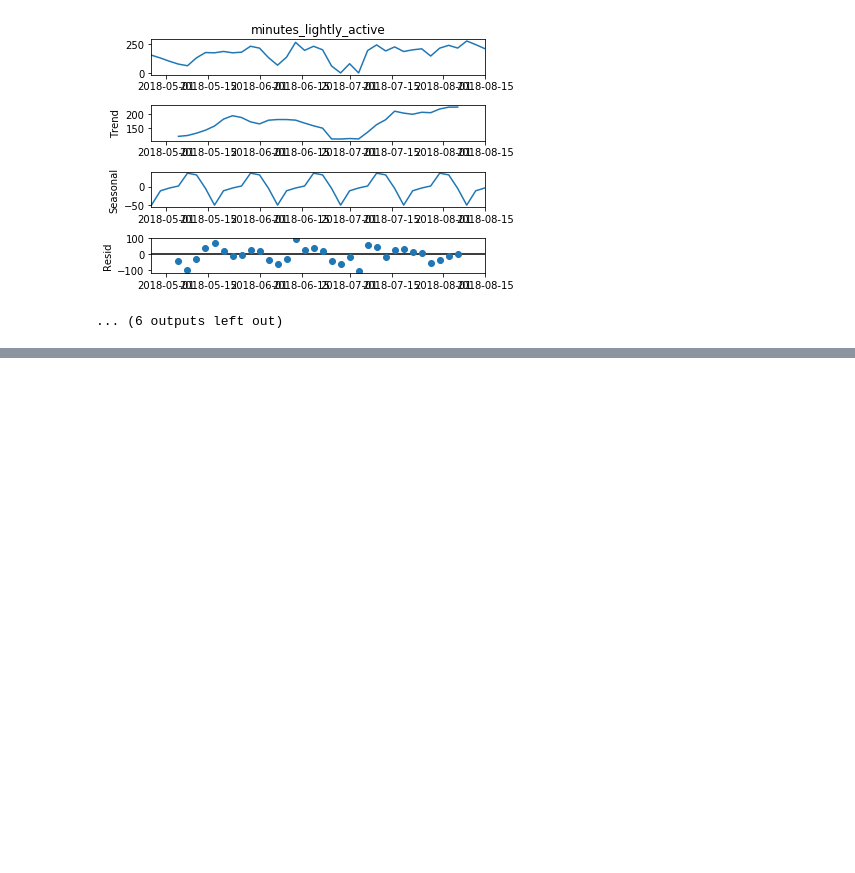
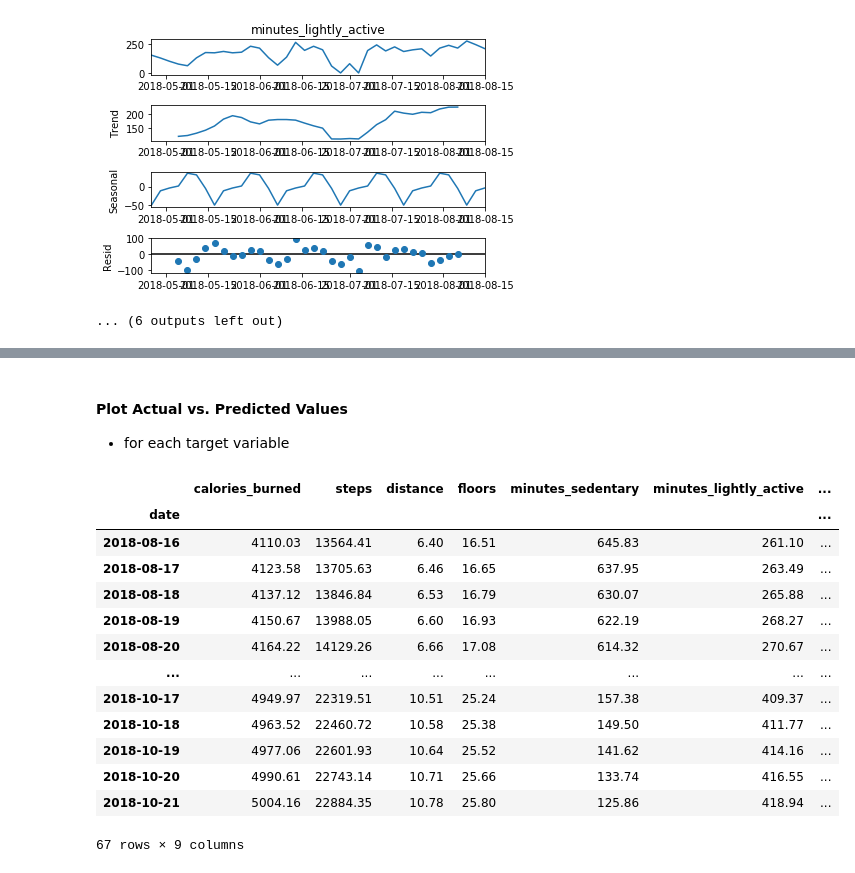
Before and after one commit to Brandon-Martinez27/fitbit_time_series_forecasting, a Jupyter notebook: model.ipynb, the cells around one changed output, grey strips where cells are left out. Drawn from its saved outputs; the diff is of its cells as text; code cells hidden in the pictures; blank space fills up the shorter version.

Commit message:
minor updated to modeling

```diff
--- a/model.ipynb
+++ b/model.ipynb
@@ -396,0 +407,30 @@ minutes_lightly_active
+# %%
+for col in train.columns:
+    model = Holt(train[col], exponential = False)
+    model = model.fit(smoothing_level = .1,
+                      smoothing_slope = .1,
+                      optimized = False)
+    yhat_items = model.predict(start = validate.index[0],
+                               end = validate.index[-1])
+    yhat_df[col] = round(yhat_items, 2)
+# %% [markdown]
+#### Plot Actual vs. Predicted Values
+- for each target variable
+# %%
+for col in train.columns:
+    plot_and_eval(target_var = col)
+# %% [output]
+|  | calories_burned | steps | distance | floors | minutes_sedentary | minutes_lightly_active | ... |
+| date |  |  |  |  |  |  | ... |
+| 2018-08-16 | 4110.03 | 13564.41 | 6.40 | 16.51 | 645.83 | 261.10 | ... |
+| 2018-08-17 | 4123.58 | 13705.63 | 6.46 | 16.65 | 637.95 | 263.49 | ... |
+| 2018-08-18 | 4137.12 | 13846.84 | 6.53 | 16.79 | 630.07 | 265.88 | ... |
+| 2018-08-19 | 4150.67 | 13988.05 | 6.60 | 16.93 | 622.19 | 268.27 | ... |
+| 2018-08-20 | 4164.22 | 14129.26 | 6.66 | 17.08 | 614.32 | 270.67 | ... |
+| ... | ... | ... | ... | ... | ... | ... | ... |
+| 2018-10-17 | 4949.97 | 22319.51 | 10.51 | 25.24 | 157.38 | 409.37 | ... |
+| 2018-10-18 | 4963.52 | 22460.72 | 10.58 | 25.38 | 149.50 | 411.77 | ... |
+| 2018-10-19 | 4977.06 | 22601.93 | 10.64 | 25.52 | 141.62 | 414.16 | ... |
+| 2018-10-20 | 4990.61 | 22743.14 | 10.71 | 25.66 | 133.74 | 416.55 | ... |
+| 2018-10-21 | 5004.16 | 22884.35 | 10.78 | 25.80 | 125.86 | 418.94 | ... |
+67 rows × 9 columns
```
Also changed, not shown: parts of 2 cells of this notebook.
